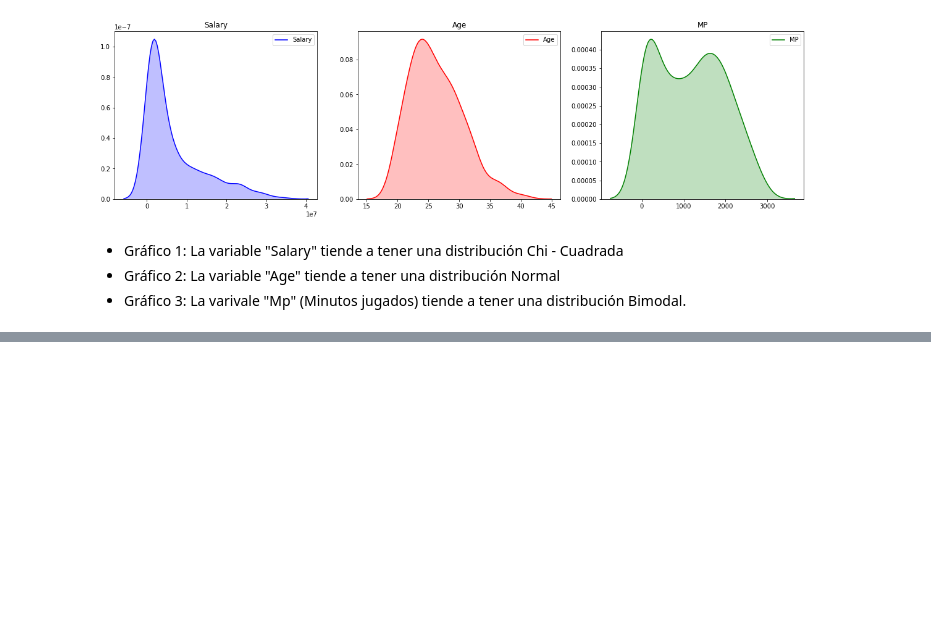
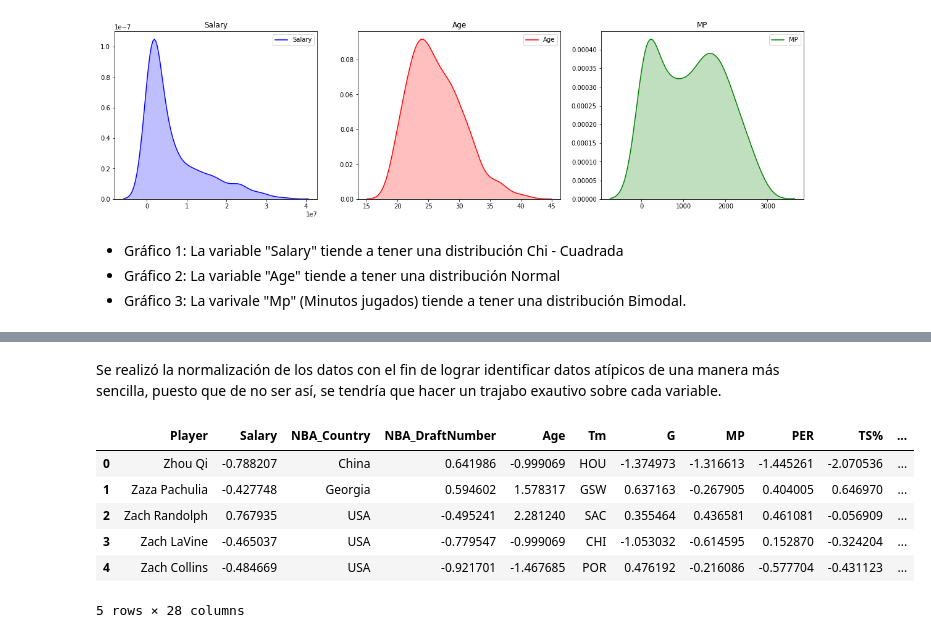
Before and after one commit to NicolasB2/NBA_Salaries, a Jupyter notebook: NBA Salary.ipynb, the cells around one changed output, grey strips where cells are left out. Drawn from its saved outputs; the diff is of its cells as text; code cells hidden in the pictures; blank space fills up the shorter version.

```diff
--- a/NBA Salary.ipynb
+++ b/NBA Salary.ipynb
@@ -237,0 +336,12 @@ Text(0.5, 1.0, 'MP')
+# %% [markdown]
+Se realizó la normalización de los datos con el fin de lograr identificar datos atípicos de una manera más sencilla, puesto que de no ser así, se tendría que hacer un trajabo exautivo sobre cada variable.
+# %%
+data.head()
+# %% [output]
+|  | Player | Salary | NBA_Country | NBA_DraftNumber | Age | Tm | G | MP | PER | TS% | ... |
+| 0 | Zhou Qi | -0.788207 | China | 0.641986 | -0.999069 | HOU | -1.374973 | -1.316613 | -1.445261 | -2.070536 | ... |
+| 1 | Zaza Pachulia | -0.427748 | Georgia | 0.594602 | 1.578317 | GSW | 0.637163 | -0.267905 | 0.404005 | 0.646970 | ... |
+| 2 | Zach Randolph | 0.767935 | USA | -0.495241 | 2.281240 | SAC | 0.355464 | 0.436581 | 0.461081 | -0.056909 | ... |
+| 3 | Zach LaVine | -0.465037 | USA | -0.779547 | -0.999069 | CHI | -1.053032 | -0.614595 | 0.152870 | -0.324204 | ... |
+| 4 | Zach Collins | -0.484669 | USA | -0.921701 | -1.467685 | POR | 0.476192 | -0.216086 | -0.577704 | -0.431123 | ... |
+5 rows × 28 columns
```
Also changed, not shown: parts of 22 cells of this notebook.
